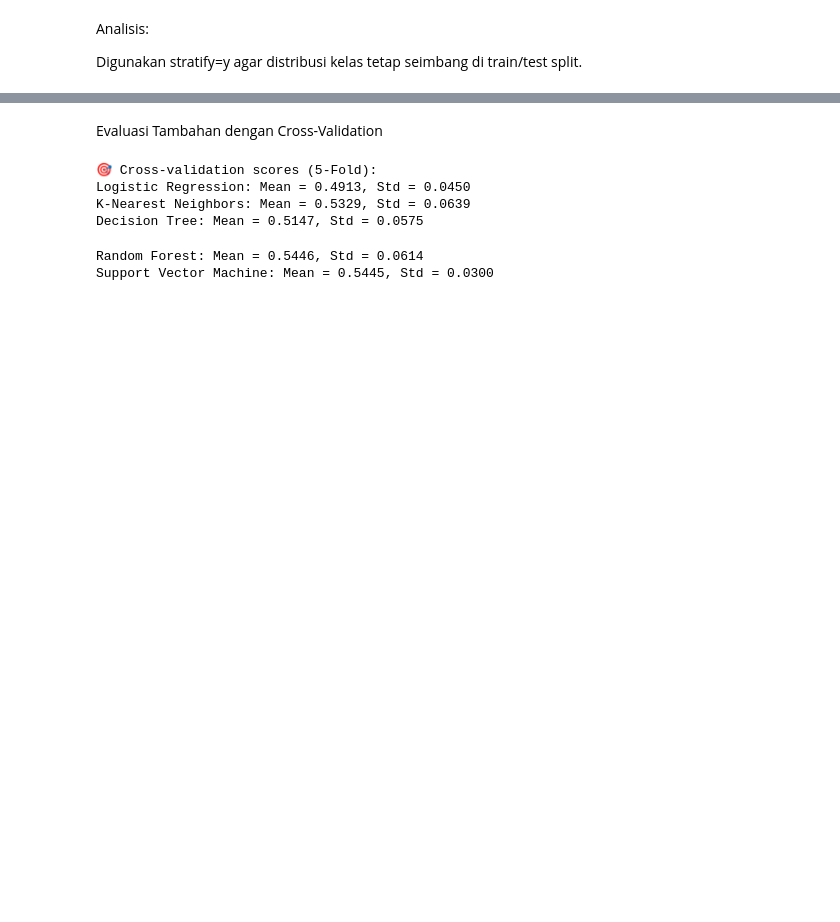
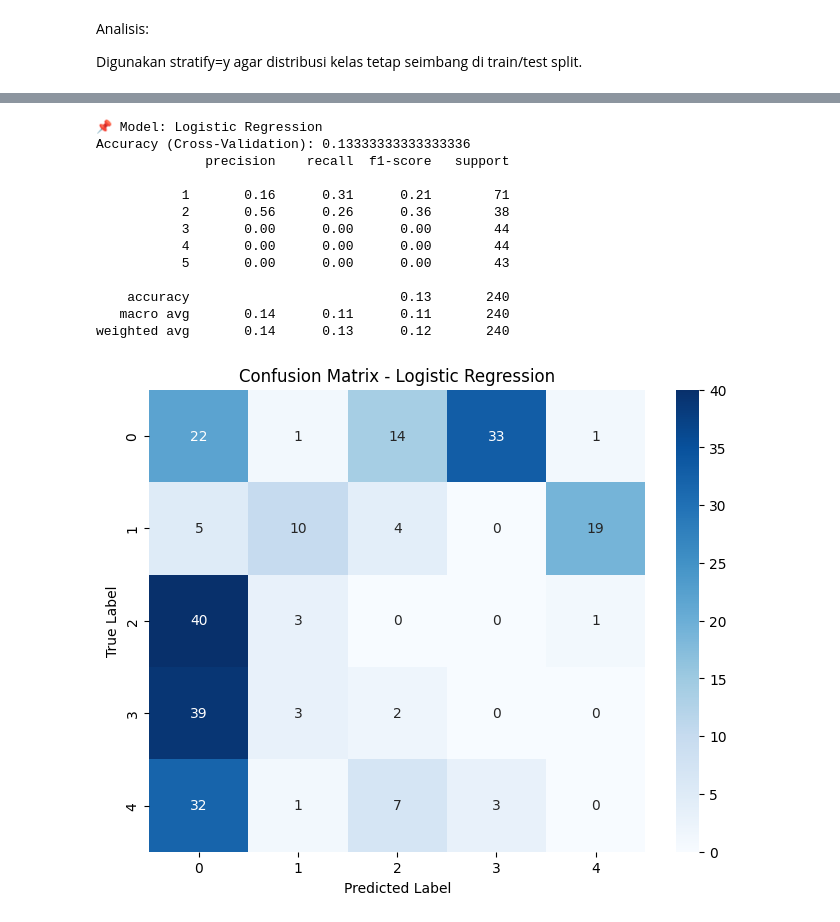
Before and after one commit to alohawas/Land-Mines-Classification, a Jupyter notebook: Land_Mines_Classification.ipynb, the cells around one changed output, grey strips where cells are left out. Saved outputs shown, nothing was run; the diff lists cells and outputs as text; code cells hidden in the pictures; blank space fills up the shorter version.

```diff
--- a/Land_Mines_Classification.ipynb
+++ b/Land_Mines_Classification.ipynb
@@ -421,16 +372,50 @@ weighted avg       0.45      0.46      0.45        68
-# %% [markdown]
-Evaluasi Tambahan dengan Cross-Validation
-# %%
-from sklearn.model_selection import cross_val_score
-
-print("\n🎯 Cross-validation scores (5-Fold):")
-for name, model in models.items():
-    scores = cross_val_score(model, X_scaled, y, cv=5)
-    print(f"{name}: Mean = {scores.mean():.4f}, Std = {scores.std():.4f}")
-# %% [output]
-🎯 Cross-validation scores (5-Fold):
-Logistic Regression: Mean = 0.4913, Std = 0.0450
-K-Nearest Neighbors: Mean = 0.5329, Std = 0.0639
-Decision Tree: Mean = 0.5147, Std = 0.0575
-Random Forest: Mean = 0.5446, Std = 0.0614
-Support Vector Machine: Mean = 0.5445, Std = 0.0300
+# %%
+from sklearn.linear_model import LogisticRegression
+from sklearn.metrics import classification_report, confusion_matrix, accuracy_score
+import seaborn as sns
+import matplotlib.pyplot as plt
+
+# ### Model 1: Logistic Regression
+model_lr = LogisticRegression(max_iter=1000)
+scores_lr = []
+all_y_true_lr = []
+all_y_pred_lr = []
+
+for train_index, val_index in fold_split_index:
+    X_train, X_val = X.iloc[train_index], X.iloc[val_index]
+    y_train, y_val = y.iloc[train_index], y.iloc[val_index]
+
+    model_lr.fit(X_train, y_train)
+    y_pred = model_lr.predict(X_val)
+
+    scores_lr.append(accuracy_score(y_val, y_pred))
+    all_y_true_lr.extend(y_val)
+    all_y_pred_lr.extend(y_pred)
+
+cm_lr = confusion_matrix(all_y_true_lr, all_y_pred_lr)
+
+print(f"\n📌 Model: Logistic Regression")
+print(f"Accuracy (Cross-Validation): {np.mean(scores_lr)}")
+print(classification_report(all_y_true_lr, all_y_pred_lr))
+
+plt.figure(figsize=(8, 6))
+sns.heatmap(cm_lr, annot=True, fmt="d", cmap="Blues")
+plt.title("Confusion Matrix - Logistic Regression")
+plt.xlabel("Predicted Label")
+plt.ylabel("True Label")
+plt.show()
+# %% [output]
+📌 Model: Logistic Regression
+Accuracy (Cross-Validation): 0.13333333333333336
+              precision    recall  f1-score   support
+
+           1       0.16      0.31      0.21        71
+           2       0.56      0.26      0.36        38
+           3       0.00      0.00      0.00        44
+           4       0.00      0.00      0.00        44
+           5       0.00      0.00      0.00        43
+
+    accuracy                           0.13       240
+   macro avg       0.14      0.11      0.11       240
+weighted avg       0.14      0.13      0.12       240
+[figure, added]
```
Also changed, not shown: parts of 17 cells of this notebook.
